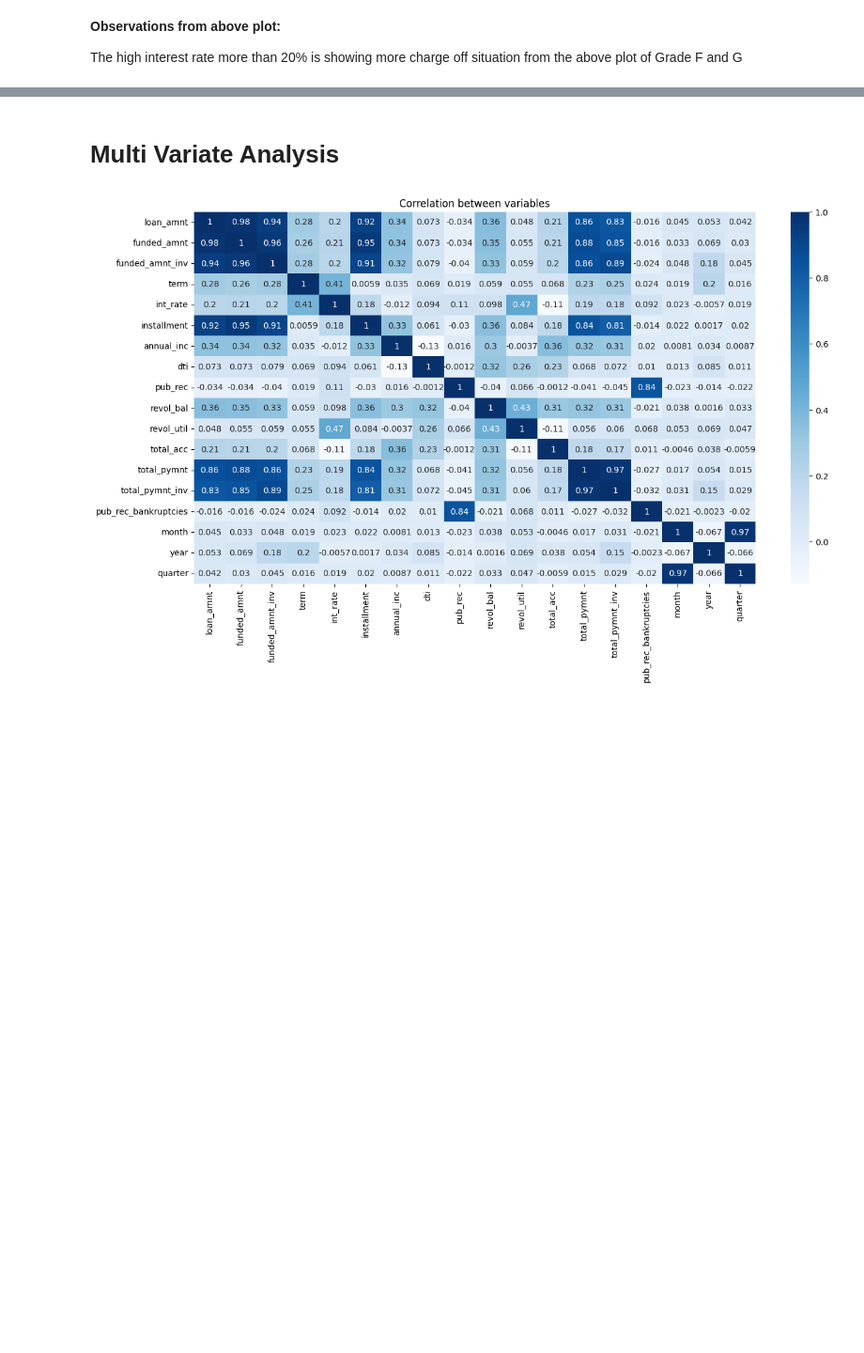
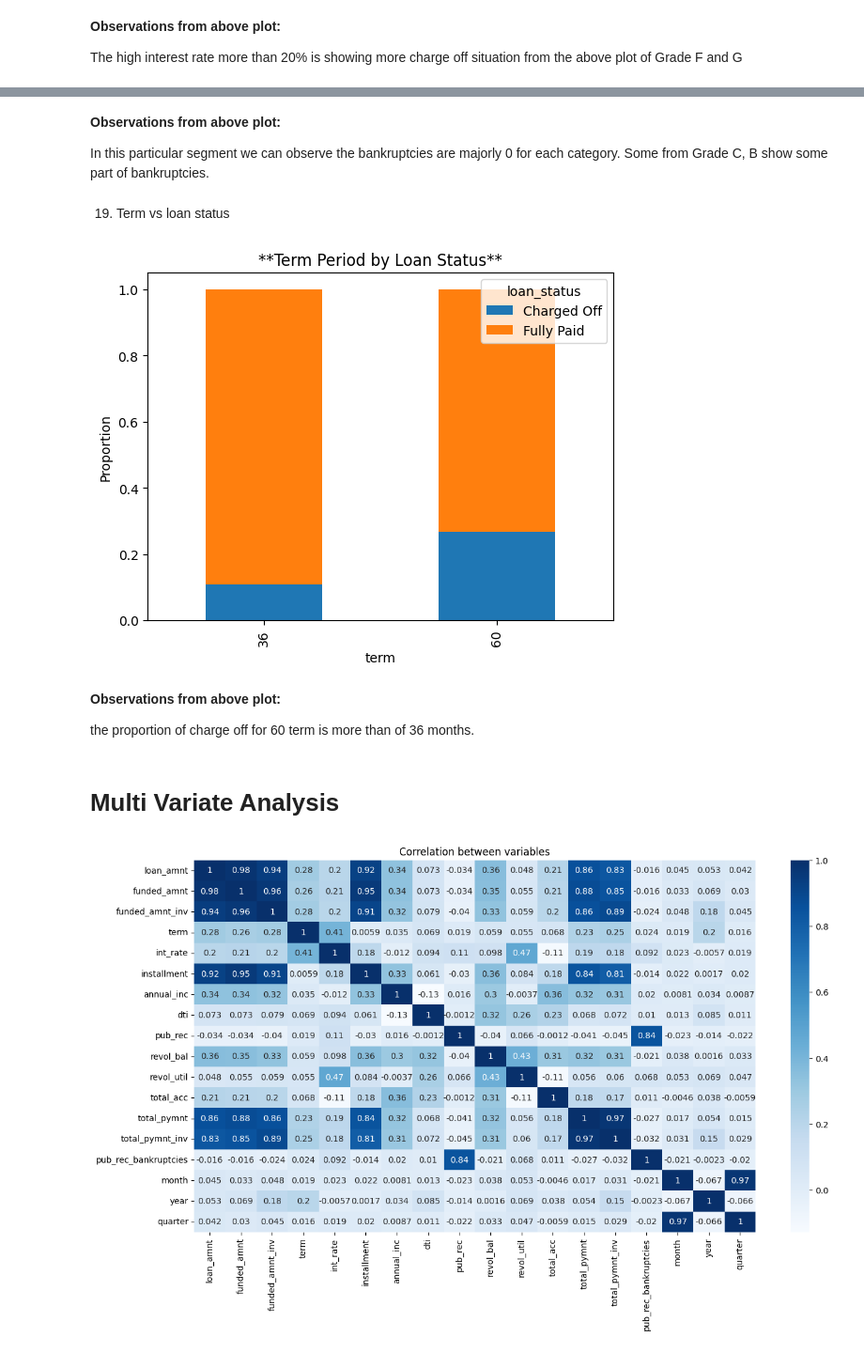
Before and after one commit to pallabb2021/Lending-Club-Case-Study, a Jupyter notebook: Pallab_Bhattacharya.ipynb, the cells around one changed output, grey strips where cells are left out. Shown at 94% size. Saved outputs shown, nothing was run; the diff lists cells and outputs as text; code cells hidden in the pictures; blank space fills up the shorter version.

```diff
--- a/Pallab_Bhattacharya.ipynb
+++ b/Pallab_Bhattacharya.ipynb
@@ -1163,3 +1133,23 @@ The high interest rate more than 20% is showing more charge off situation from t
+# %% [markdown]
+**Observations from above plot:**
+
+In this particular segment we can observe the bankruptcies are majorly 0 for each category. Some from Grade C, B show some part of bankruptcies.
+# %% [markdown]
+19. Term vs loan status
+# %%
+# ax = pd.crosstab(loan_df_cleaned['term'], loan_df_cleaned['loan_status']).plot.bar()
+# Create normalized crosstab
+crosstab = pd.crosstab(loan_df_cleaned['term'], loan_df_cleaned['loan_status'], normalize='index')
+crosstab.plot(kind='bar', stacked=True)
+plt.title('**Term Period by Loan Status**')
+plt.ylabel('Proportion')
+plt.show()
+# %% [output]
+[figure, added]
+# %% [markdown]
+**Observations from above plot:**
+
+the proportion of charge off for 60 term is more than of 36 months.
 # %% [markdown]
 # Multi Variate Analysis
 # %%
```
Also changed, not shown: parts of 74 cells of this notebook.
